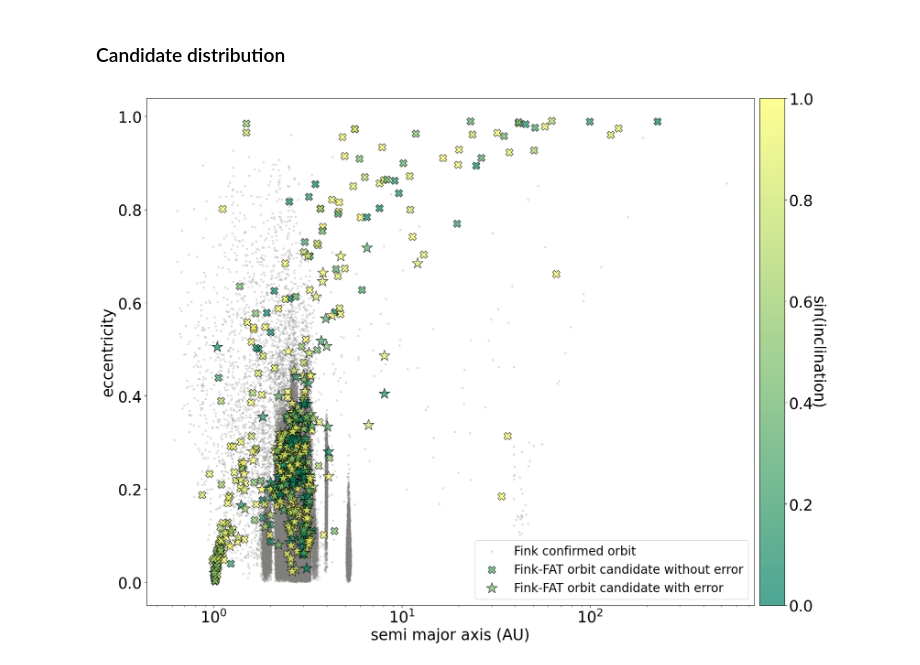
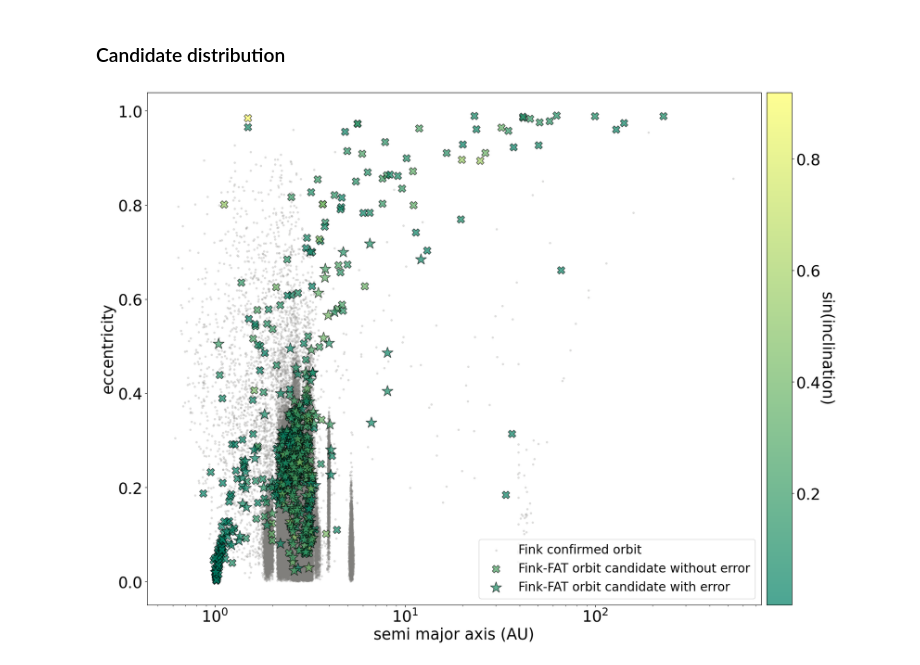
Before and after one commit to FusRoman/fink-fat, a Jupyter notebook: notebook/results_analysis/candidates_fink_fat.ipynb, the cells around one changed output. Drawn from its saved outputs; the diff is of its cells as text; code cells hidden in the pictures.

Commit message:
fix sin error and add new plot on the inclination for confirmed objects

```diff
--- a/notebook/results_analysis/candidates_fink_fat.ipynb
+++ b/notebook/results_analysis/candidates_fink_fat.ipynb
@@ -208,14 +208,10 @@ mpc_in_fink, fink_not_in_mpc = u.mpc_crossmatch(mpc_ast_data, pd.Series(confirme
 # %%
 #mpc_in_fink = mpc_in_fink.reset_index(drop=True).iloc[:1000]
 # %%
-candid_reconstr_orbit["d:sin_i"] = np.sin(candid_reconstr_orbit["d:i"])
+candid_reconstr_orbit["d:sin_i"] = np.sin(np.deg2rad(candid_reconstr_orbit["d:i"]))
 
 
 incl = candid_reconstr_orbit["d:sin_i"]
-min_, max_ = incl.min(), incl.max()
-candid_reconstr_orbit["d:norm(sin_i)"] = (candid_reconstr_orbit["d:sin_i"] - min_) / (max_ - min_)
-
-incl = candid_reconstr_orbit["d:norm(sin_i)"]
 min_, max_ = incl.min(), incl.max()
 
 fig = plt.figure(figsize=(30, 15))
@@ -244,7 +240,7 @@ without_error = candid_reconstr_orbit[~candid_reconstr_orbit["has_error"]]
 sc = plt.scatter(
     without_error["d:a"],
     without_error["d:e"],
-    c=without_error["d:norm(sin_i)"],
+    c=without_error["d:sin_i"],
     edgecolors='black',
     s=150,
     cmap=cm,
@@ -253,33 +249,33 @@ sc = plt.scatter(
     alpha=0.7
 )
 plt.clim(min_, max_)
 
 
 sc = plt.scatter(
     with_error["d:a"],
     with_error["d:e"],
-    c=with_error["d:norm(sin_i)"],
+    c=with_error["d:sin_i"],
     edgecolors='black',
     marker="*",
     s=350,
     cmap=cm,
     label="Fink-FAT orbit candidate with error",
     alpha=0.7
 )
 plt.clim(min_, max_)
 
 
 cbar = sc.figure.colorbar(sc, fraction=0.4, pad=0.005)
 
-cbar.set_label("sin(inclination)", rotation=270, fontsize=25, labelpad=19)
+cbar.set_label("sin(inclination)", rotation=270, fontsize=25, labelpad=21)
 cbar.ax.tick_params(labelsize=25)
 
 ax.tick_params(axis="x", which="major", labelsize=25)
 ax.tick_params(axis="y", which="major", labelsize=25)
 ax.set_xlabel("semi major axis (AU)", fontsize=25)
 ax.set_ylabel("eccentricity", fontsize=25)
 
 ax.legend(prop={"size": 20})
 plt.show()
 # %% [output]
-[figure, old version]
+[figure, new version]
```
Also changed, not shown: parts of 2 cells of this notebook, 2 other files.
